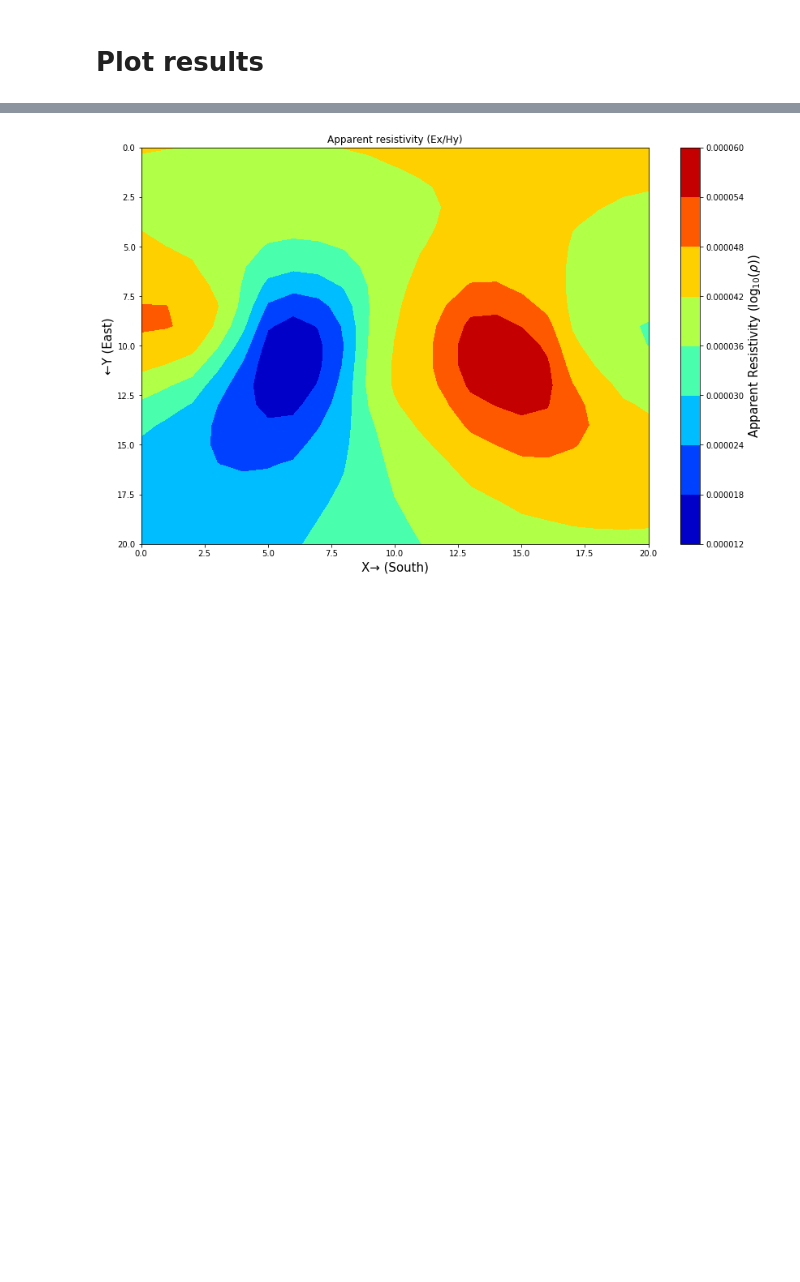
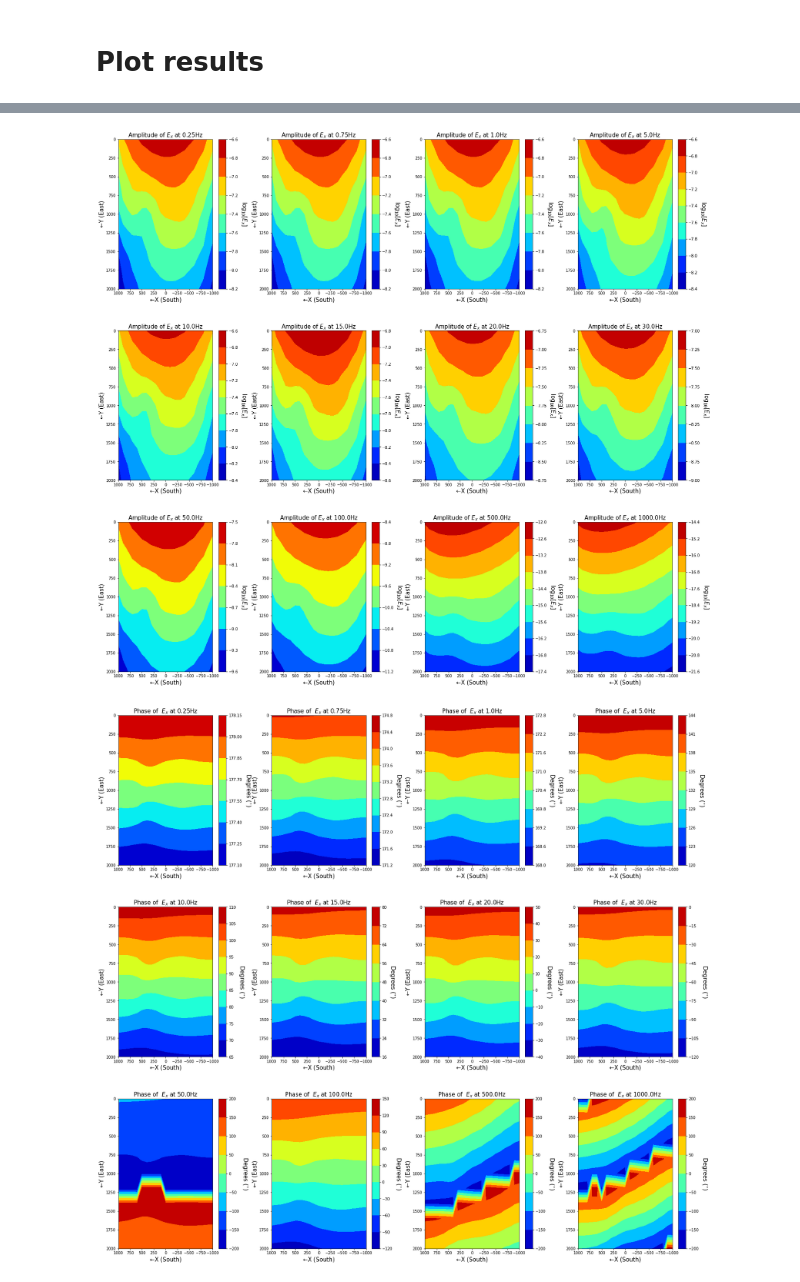
Before and after one commit to CSM-CGEM/cgem-simpeg-examples, a Jupyter notebook: fdem/3D FD CSEM tree mesh example .ipynb, the cells around one changed output, grey strips where cells are left out. Cells and saved outputs as stored; diff of their text form; code cells hidden in the pictures; blank space fills up the shorter version.

```diff
--- a/fdem/3D FD CSEM tree mesh example .ipynb
+++ b/fdem/3D FD CSEM tree mesh example .ipynb
@@ -504,15 +360,46 @@ else:
-# %%
-# Plot apparent resistivity
-
-rhoapp_fig = plt.figure(6)
-rhoapp_plot = plt.subplot(111)
-rhoapp_plot.set_title('Apparent resistivity (Ex/Hy)')
-rhoapp = rhoapp_plot.contourf((np.abs(e_amp/h_amp))**2, cmap='jet')
-rhoapp_plot.set_ylabel('←Y (East)', fontsize='15')
-rhoapp_plot.set_xlabel('X→ (South)', fontsize='15')
-plt.gca().invert_yaxis()
-bar_6 = plt.colorbar(rhoapp)
-bar_6.set_label(label='Apparent Resistivity ($\log_{10}(\\rho)$)', fontsize=15)
-plt.show()
-# %% [output]
-[figure, removed]
+# %%
+# Plot Data
+Amp_fig = plt.figure(4, figsize=(25, 25))
+for i in range(len(freq_list)):
+    # Reorganize results for plotting
+    e_amp_i = np.reshape(e_amp[i, :], (len(rx_loc_y), len(rx_loc_x)))
+    plt.subplots_adjust(top=0.9, bottom=0.125, left=0.11, right=0.95,
+                        wspace=0.3, hspace=0.28)
+    # Plot results
+    Amp_plot = plt.subplot(3,4,i+1)
+    Amp_plot.set_title('Amplitude of $E_{x}$ at '
+                     + str(freq_list[i])
+                     + 'Hz', fontsize=15)
+    e_amp_plot = plt.contourf(np.flip(rx_loc_x), rx_loc_y, np.log10(e_amp_i), cmap='jet')
+    Amp_plot.set_ylabel('←Y (East)', fontsize='15')
+    Amp_plot.set_xlabel('←X (South)', fontsize='15')
+    plt.gca().invert_yaxis()
+    Amp_plot.set_xlim(np.max(rx_loc_x), np.min(rx_loc_x))
+    bar_4i = plt.colorbar(e_amp_plot)
+    bar_4i.set_label(label='$\log_{10}[E_{x}]$',
+                       fontsize=15, rotation=270, labelpad=25)
+plt.show()
+
+Phase_fig = plt.figure(5, figsize=(25, 25))
+for j in range(len(freq_list)):
+    # Reorganize results for plotting
+    e_phase_j = np.reshape(e_phase[j, :], (len(rx_loc_y), len(rx_loc_x)))
+    plt.subplots_adjust(top=0.9, bottom=0.125, left=0.11, right=0.95,
+                        wspace=0.3, hspace=0.28)
+    # Plot results
+    Phase_plot = plt.subplot(3,4,j+1)
+    Phase_plot.set_title('Phase of  $E_{x}$ at '
+                        + str(freq_list[j])
+                        + 'Hz', fontsize=15)
+    e_phase_plot = plt.contourf(np.flip(rx_loc_x), rx_loc_y, np.degrees(e_phase_j), cmap='jet')
+    Phase_plot.set_ylabel('←Y (East)', fontsize='15')
+    Phase_plot.set_xlabel('←X (South)', fontsize='15')
+    plt.gca().invert_yaxis()
+    Phase_plot.set_xlim(np.max(rx_loc_x), np.min(rx_loc_x))
+    bar_5j = plt.colorbar(e_phase_plot)
+    bar_5j.set_label(label='Degrees ($^{\circ}$)',
+                       fontsize=15, rotation=270, labelpad=25)
+plt.show()
+# %% [output]
+[figure, added]
+[figure, added]
```
Also changed, not shown: parts of 24 cells of this notebook, 1 other file.
